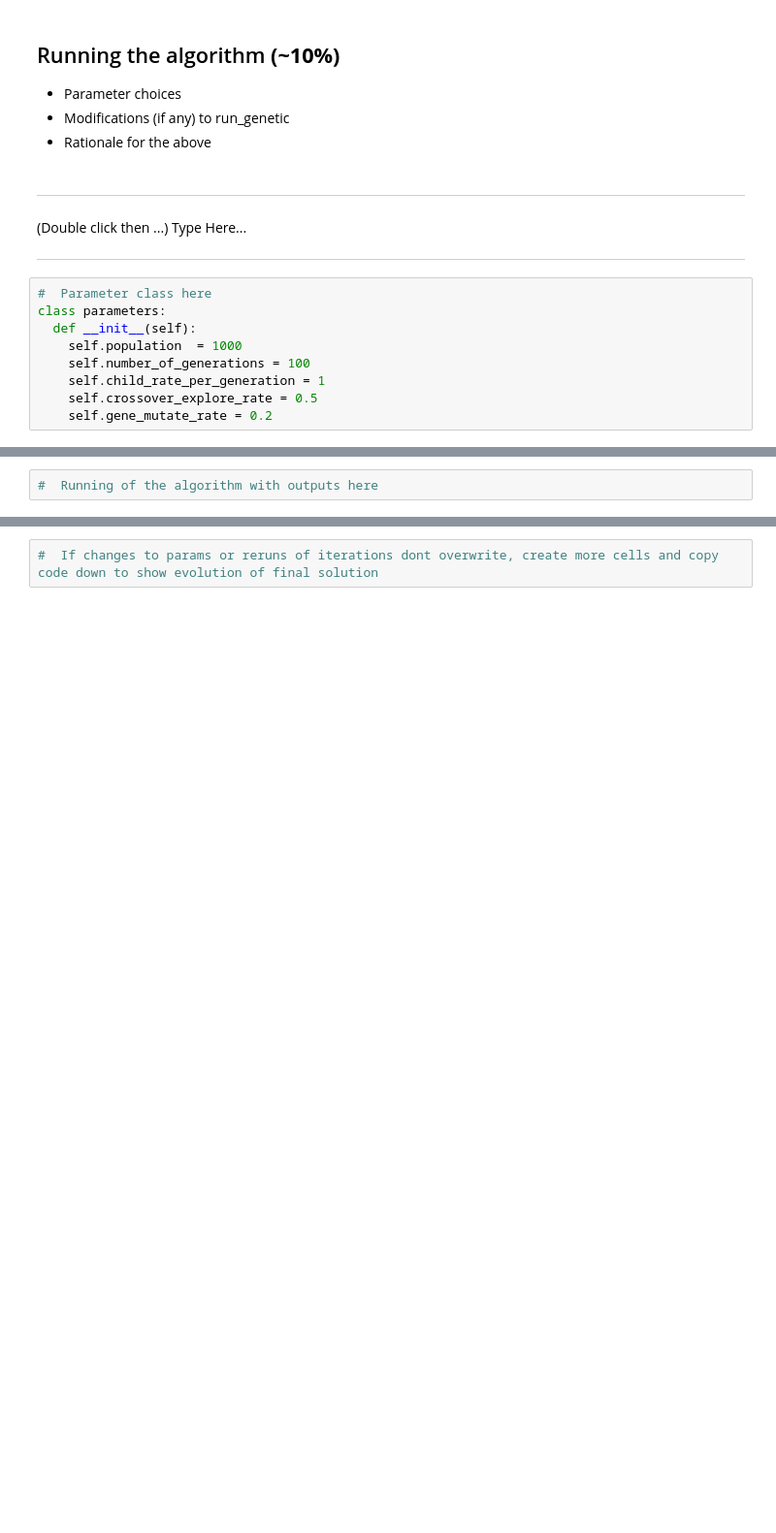
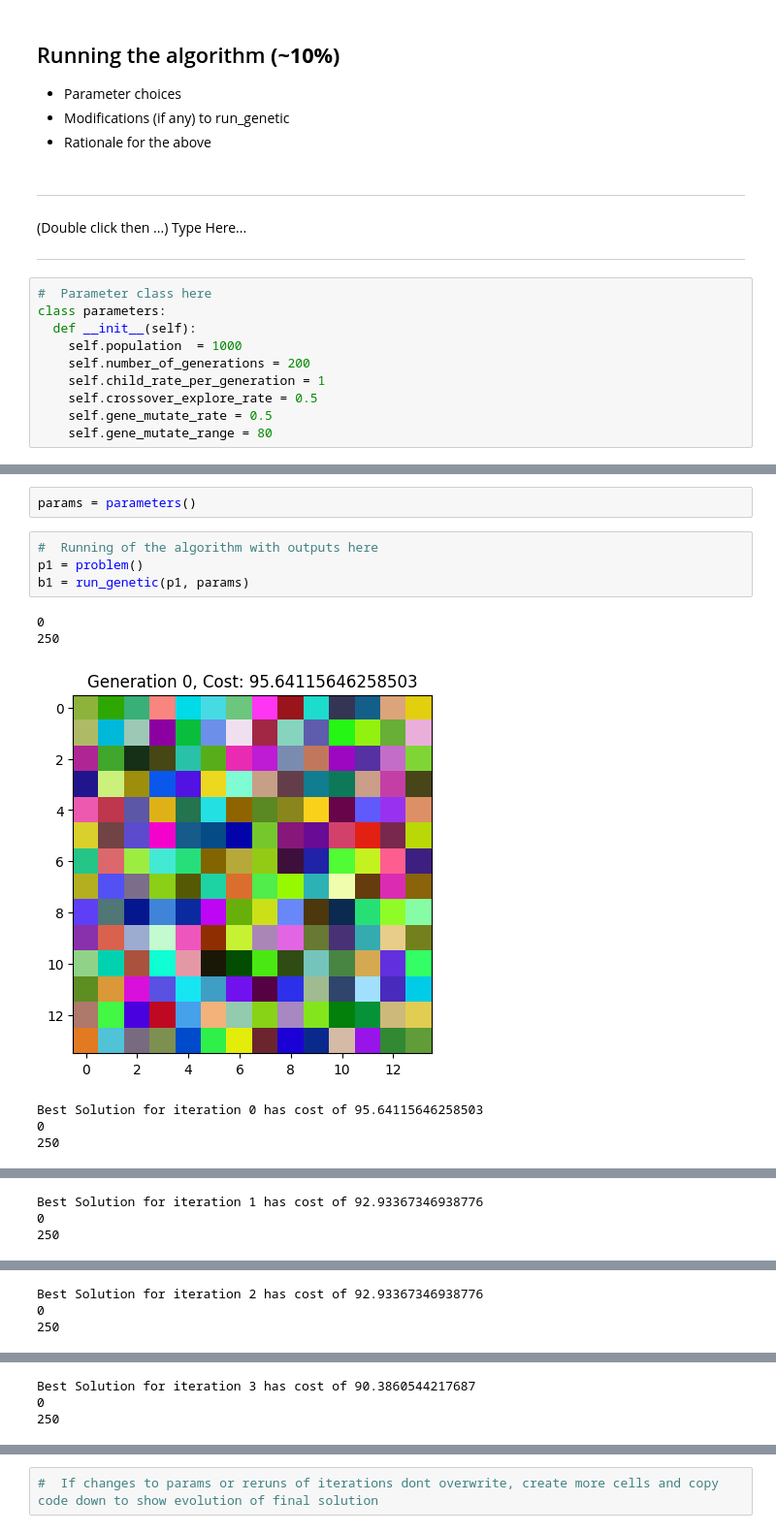
Before and after one commit to D-Elbel/AI_Genetic_Algorithm_CA, a Jupyter notebook: DarraghElbel_AI_CA_1.ipynb, the cells around one changed output, grey strips where cells are left out. Shown at 97% size. Cells and saved outputs as stored; diff of their text form; blank space fills up the shorter version.

Commit message:
testing different params

```diff
--- a/DarraghElbel_AI_CA_1.ipynb
+++ b/DarraghElbel_AI_CA_1.ipynb
@@ -142,7 +195,8 @@ mutating0.68493356449577
 class parameters:
   def __init__(self):
     self.population  = 1000
-    self.number_of_generations = 100
+    self.number_of_generations = 200
     self.child_rate_per_generation = 1
     self.crossover_explore_rate = 0.5
-    self.gene_mutate_rate = 0.2
+    self.gene_mutate_rate = 0.5
+    self.gene_mutate_range = 80
@@ -151,2 +275,13 @@ class parameters:
+# %%
+params = parameters()
 # %%
 #  Running of the algorithm with outputs here
+p1 = problem()
+b1 = run_genetic(p1, params)
+# %% [output]
+0
+250
+[figure, added]
+Best Solution for iteration 0 has cost of 95.64115646258503
+0
+250
@@ -152,0 +289,3 @@ class parameters:
+Best Solution for iteration 1 has cost of 92.93367346938776
+0
+250
@@ -152,0 +293,3 @@ class parameters:
+Best Solution for iteration 2 has cost of 92.93367346938776
+0
+250
@@ -152,0 +297,3 @@ class parameters:
+Best Solution for iteration 3 has cost of 90.3860544217687
+0
+250
```
Also changed, not shown: parts of 16 cells of this notebook, 2 other files.
